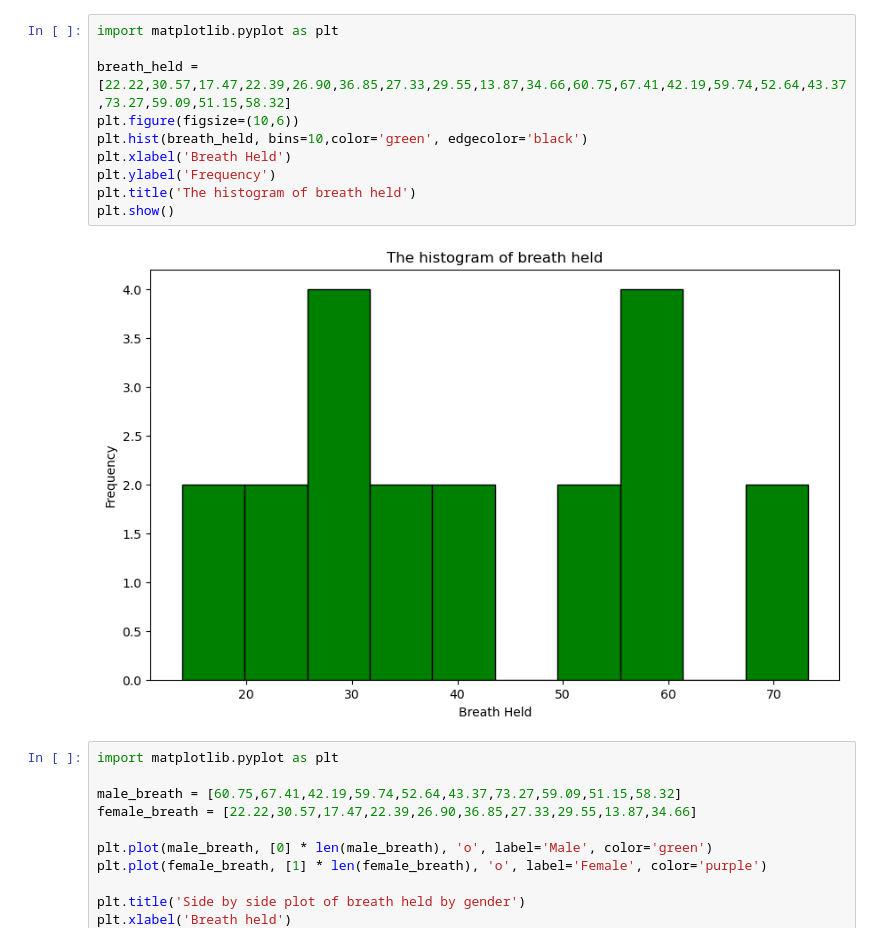
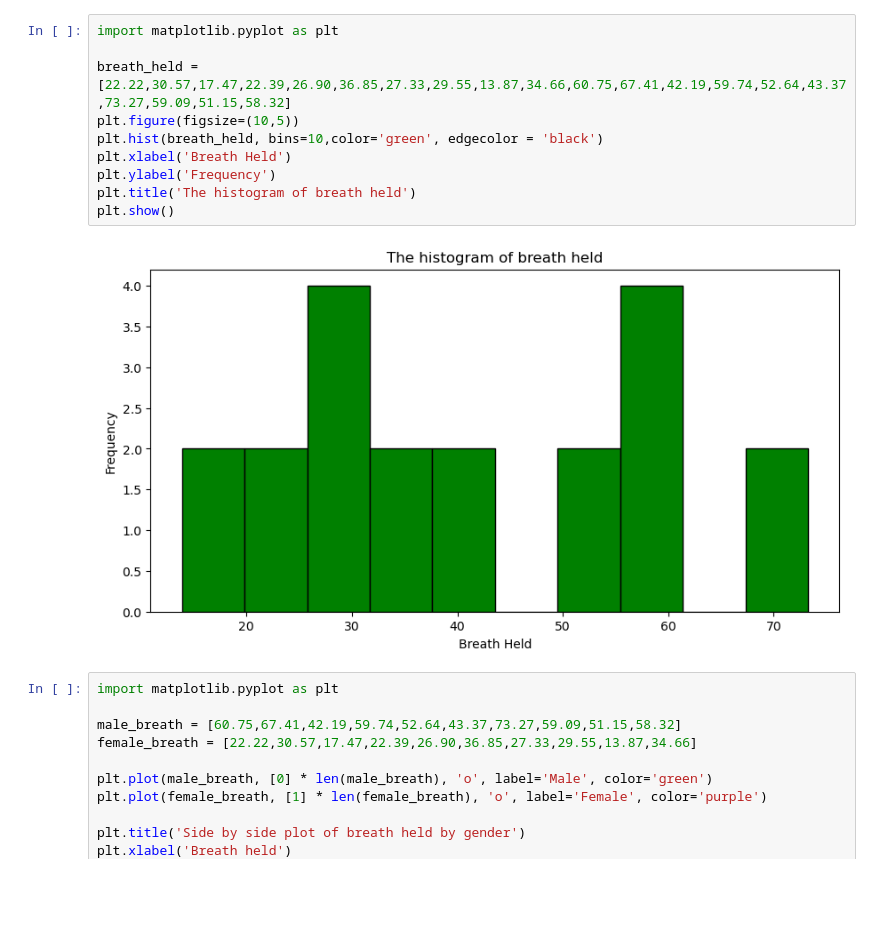
Before and after one commit to BlaxkJesus/Data-Analysis-Assignment, a Jupyter notebook: Histogram and sidebyside plot of breath held.ipynb, the cells around one changed output. Cells and saved outputs as stored; diff of their text form; blank space fills up the shorter version.

```diff
--- a/Histogram and sidebyside plot of breath held.ipynb
+++ b/Histogram and sidebyside plot of breath held.ipynb
@@ -1,15 +1,15 @@
 # %%
 import matplotlib.pyplot as plt
 
 breath_held = [22.22,30.57,17.47,22.39,26.90,36.85,27.33,29.55,13.87,34.66,60.75,67.41,42.19,59.74,52.64,43.37,73.27,59.09,51.15,58.32]
-plt.figure(figsize=(10,6))
-plt.hist(breath_held, bins=10,color='green', edgecolor='black')
+plt.figure(figsize=(10,5))
+plt.hist(breath_held, bins=10,color='green', edgecolor = 'black')
 plt.xlabel('Breath Held')
 plt.ylabel('Frequency')
 plt.title('The histogram of breath held')
 plt.show()
 # %% [output]
-[figure, old version]
+[figure, new version]
 # %%
 import matplotlib.pyplot as plt
 
```
Also changed, not shown: 2 other files.
